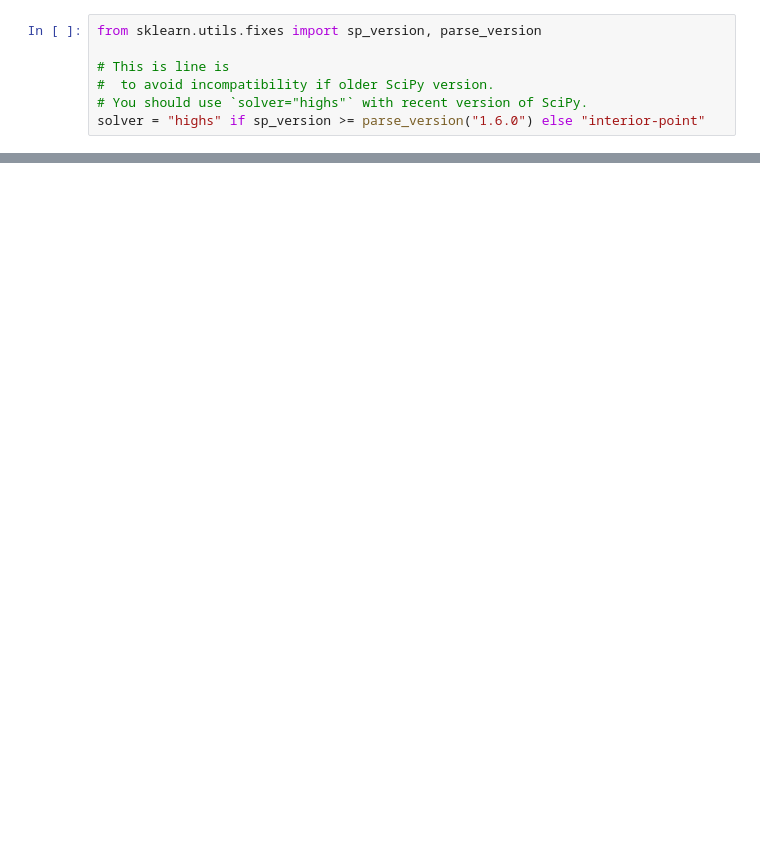
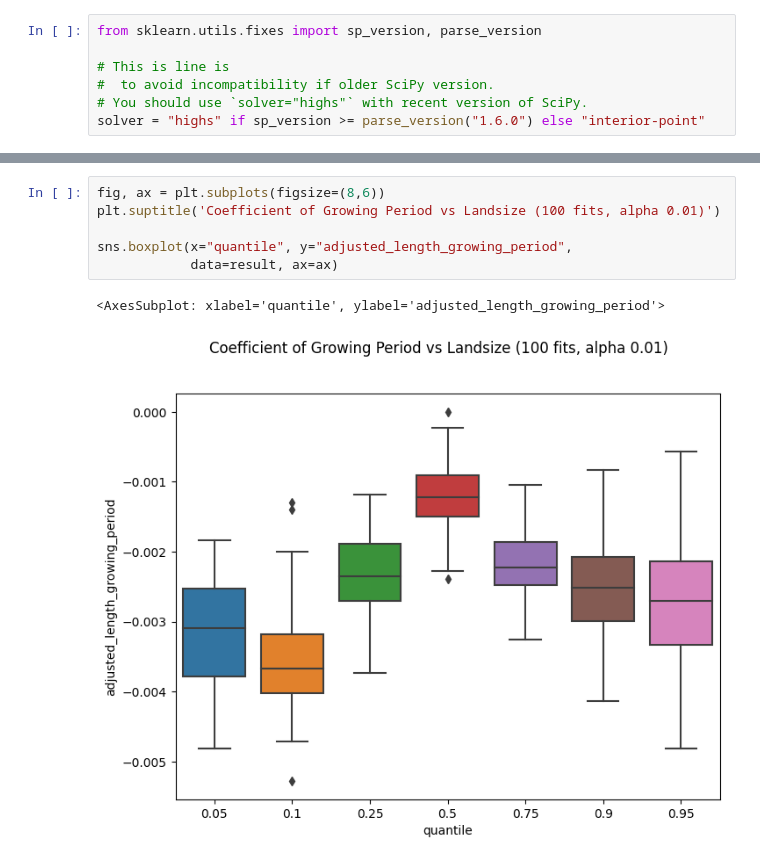
Before and after one commit to l-gorman/farm-size-modelling, a Jupyter notebook: src/modelling/quant_reg.ipynb, the cells around one changed output, grey strips where cells are left out. Drawn from its saved outputs; the diff is of its cells as text; blank space fills up the shorter version.

```diff
--- a/src/modelling/quant_reg.ipynb
+++ b/src/modelling/quant_reg.ipynb
@@ -212,0 +209,9 @@ plt.hist(prediction)
+# %%
+fig, ax = plt.subplots(figsize=(8,6))
+plt.suptitle('Coefficient of Growing Period vs Landsize (100 fits, alpha 0.01)')
+
+sns.boxplot(x="quantile", y="adjusted_length_growing_period",
+            data=result, ax=ax)
+# %% [output]
+<AxesSubplot: xlabel='quantile', ylabel='adjusted_length_growing_period'>
+[figure, added]
```
Also changed, not shown: parts of 24 cells of this notebook, 4 other files.
